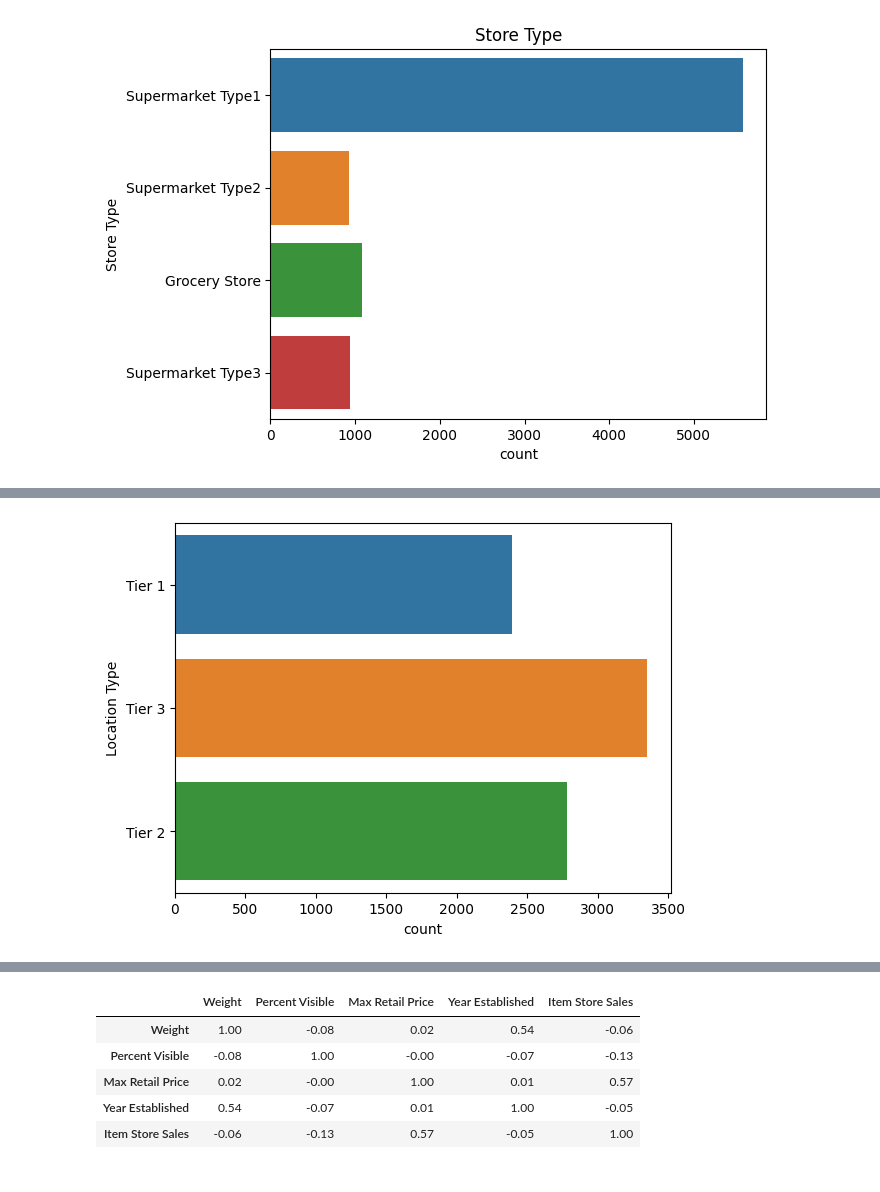
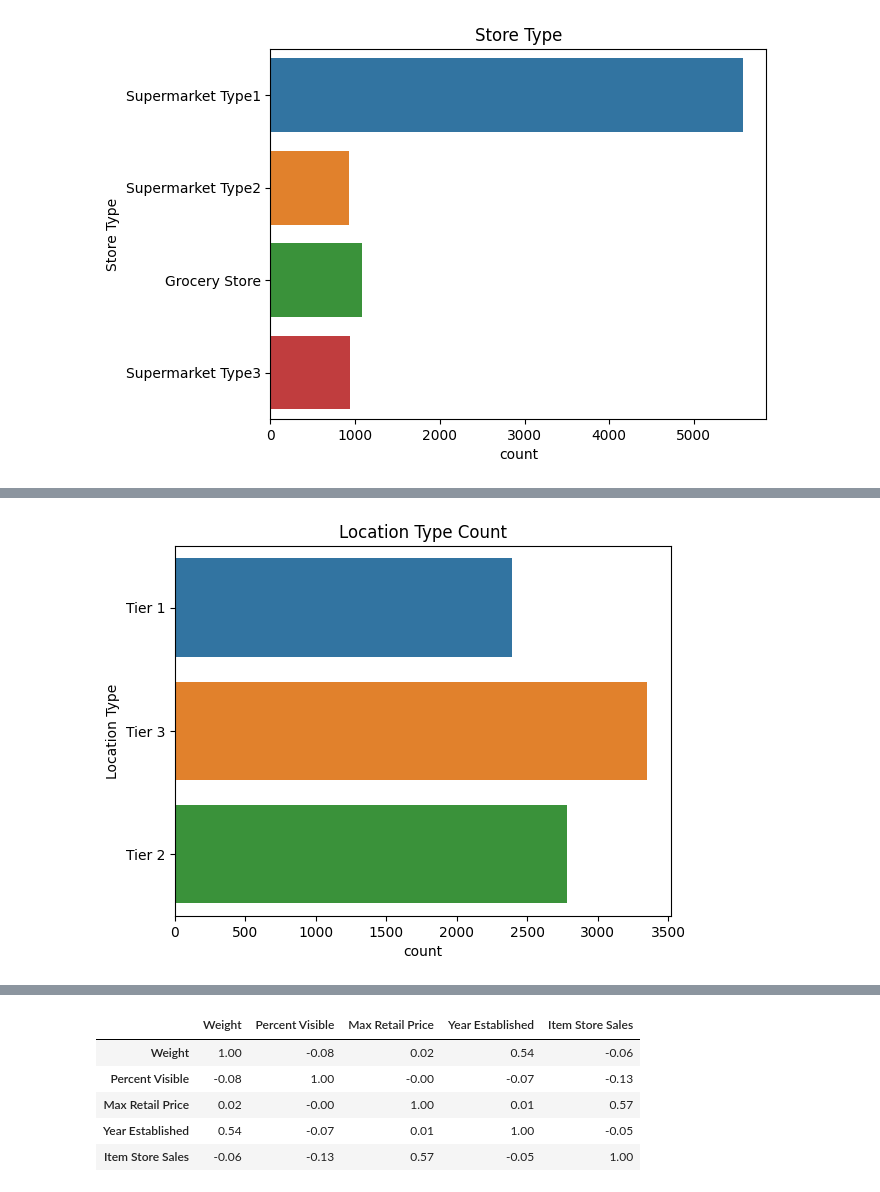
Before and after one commit to Rovidicus/Prediction-of-Product-Sales, a Jupyter notebook: PredictionofProductSales_LukeH.ipynb, the cells around one changed output, grey strips where cells are left out. Drawn from its saved outputs; the diff is of its cells as text; code cells hidden in the pictures.

```diff
--- a/PredictionofProductSales_LukeH.ipynb
+++ b/PredictionofProductSales_LukeH.ipynb
@@ -429,6 +431,7 @@ ax = sns.countplot(data=df, y = "Store ID");
 # %%
-ax = sns.countplot(data=df, y = "Location Type");
+ax = sns.countplot(data=df, y = "Location Type")
+ax.set(title = "Location Type Count");
 # %% [output]
-[figure, old version]
+[figure, new version]
 # %%
 ax = sns.countplot(data=df, y = "Store Size")
```
Also changed, not shown: parts of 3 cells of this notebook.
